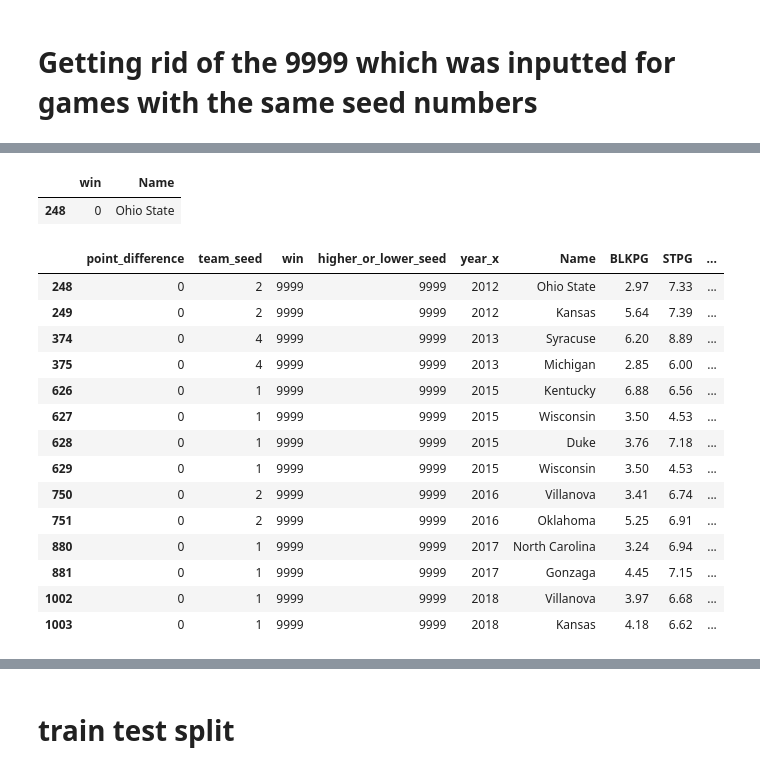
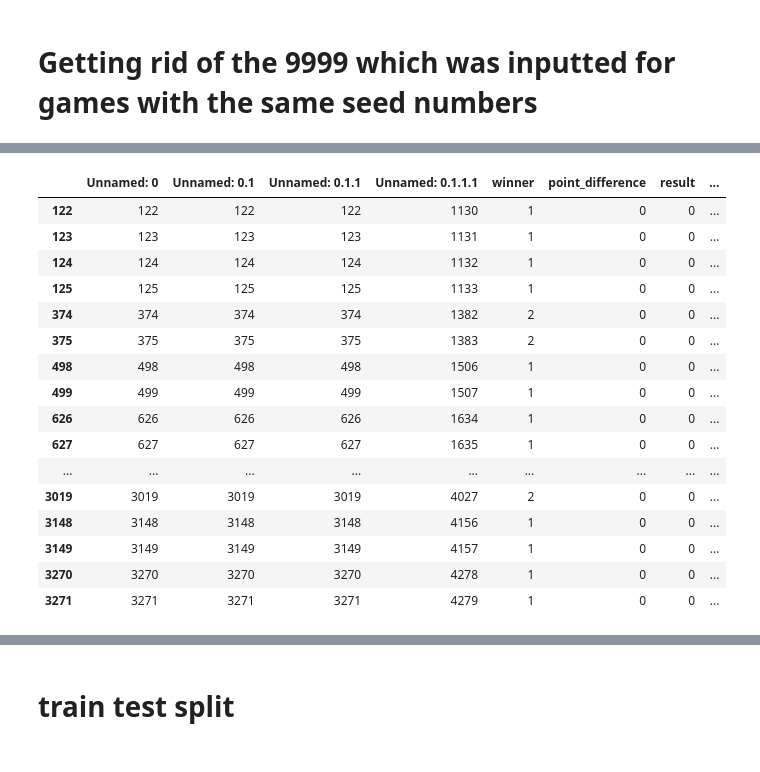
Before and after one commit to amazurek1/march_madness_predictions, a Jupyter notebook: Good_jupyter_notebooks/Modeling_data.ipynb, the cells around one changed output, grey strips where cells are left out. Saved outputs shown, nothing was run; the diff lists cells and outputs as text; code cells hidden in the pictures.

```diff
--- a/Good_jupyter_notebooks/Modeling_data.ipynb
+++ b/Good_jupyter_notebooks/Modeling_data.ipynb
@@ -10,3 +10,5 @@ from sklearn.metrics import precision_score, recall_score, accuracy_score
 from sklearn import metrics
 # %%
 df = pd.read_csv('all_data_2011_2019.cvs', sep=',')
+# %%
+df = pd.read_csv('1993_2019_everything2.csv', sep=',')
@@ -78,24 +123,23 @@ df1[(df1['higher_or_lower_seed']==9999)]
-# %%
-df1[(df1['higher_or_lower_seed']==9999) &(df1['Name']=='Ohio State')][['win','Name']].replace(
-    to_replace = 9999,value = 0)
-# %% [output]
-|  | win | Name |
-| 248 | 0 | Ohio State |
+# %%
+#this works to change a value in the dataframe
+df.loc[(df['Unnamed: 0.1.1'] == 4279), 'win'] = 0
 # %%
-df1[(df1['higher_or_lower_seed']==9999)]
+df[(df['higher_or_lower_seed']==9999)]
 # %% [output]
-|  | point_difference | team_seed | win | higher_or_lower_seed | year_x | Name | BLKPG | STPG | ... |
-| 248 | 0 | 2 | 9999 | 9999 | 2012 | Ohio State | 2.97 | 7.33 | ... |
-| 249 | 0 | 2 | 9999 | 9999 | 2012 | Kansas | 5.64 | 7.39 | ... |
-| 374 | 0 | 4 | 9999 | 9999 | 2013 | Syracuse | 6.20 | 8.89 | ... |
-| 375 | 0 | 4 | 9999 | 9999 | 2013 | Michigan | 2.85 | 6.00 | ... |
-| 626 | 0 | 1 | 9999 | 9999 | 2015 | Kentucky | 6.88 | 6.56 | ... |
-| 627 | 0 | 1 | 9999 | 9999 | 2015 | Wisconsin | 3.50 | 4.53 | ... |
-| 628 | 0 | 1 | 9999 | 9999 | 2015 | Duke | 3.76 | 7.18 | ... |
-| 629 | 0 | 1 | 9999 | 9999 | 2015 | Wisconsin | 3.50 | 4.53 | ... |
-| 750 | 0 | 2 | 9999 | 9999 | 2016 | Villanova | 3.41 | 6.74 | ... |
-| 751 | 0 | 2 | 9999 | 9999 | 2016 | Oklahoma | 5.25 | 6.91 | ... |
-| 880 | 0 | 1 | 9999 | 9999 | 2017 | North Carolina | 3.24 | 6.94 | ... |
-| 881 | 0 | 1 | 9999 | 9999 | 2017 | Gonzaga | 4.45 | 7.15 | ... |
-| 1002 | 0 | 1 | 9999 | 9999 | 2018 | Villanova | 3.97 | 6.68 | ... |
-| 1003 | 0 | 1 | 9999 | 9999 | 2018 | Kansas | 4.18 | 6.62 | ... |
+|  | Unnamed: 0 | Unnamed: 0.1 | Unnamed: 0.1.1 | Unnamed: 0.1.1.1 | winner | point_difference | result | ... |
+| 122 | 122 | 122 | 122 | 1130 | 1 | 0 | 0 | ... |
+| 123 | 123 | 123 | 123 | 1131 | 1 | 0 | 0 | ... |
+| 124 | 124 | 124 | 124 | 1132 | 1 | 0 | 0 | ... |
+| 125 | 125 | 125 | 125 | 1133 | 1 | 0 | 0 | ... |
+| 374 | 374 | 374 | 374 | 1382 | 2 | 0 | 0 | ... |
+| 375 | 375 | 375 | 375 | 1383 | 2 | 0 | 0 | ... |
+| 498 | 498 | 498 | 498 | 1506 | 1 | 0 | 0 | ... |
+| 499 | 499 | 499 | 499 | 1507 | 1 | 0 | 0 | ... |
+| 626 | 626 | 626 | 626 | 1634 | 1 | 0 | 0 | ... |
+| 627 | 627 | 627 | 627 | 1635 | 1 | 0 | 0 | ... |
+| ... | ... | ... | ... | ... | ... | ... | ... | ... |
+| 3019 | 3019 | 3019 | 3019 | 4027 | 2 | 0 | 0 | ... |
+| 3148 | 3148 | 3148 | 3148 | 4156 | 1 | 0 | 0 | ... |
+| 3149 | 3149 | 3149 | 3149 | 4157 | 1 | 0 | 0 | ... |
+| 3270 | 3270 | 3270 | 3270 | 4278 | 1 | 0 | 0 | ... |
+| 3271 | 3271 | 3271 | 3271 | 4279 | 1 | 0 | 0 | ... |
```
Also changed, not shown: parts of 38 cells of this notebook, 14 other files.
